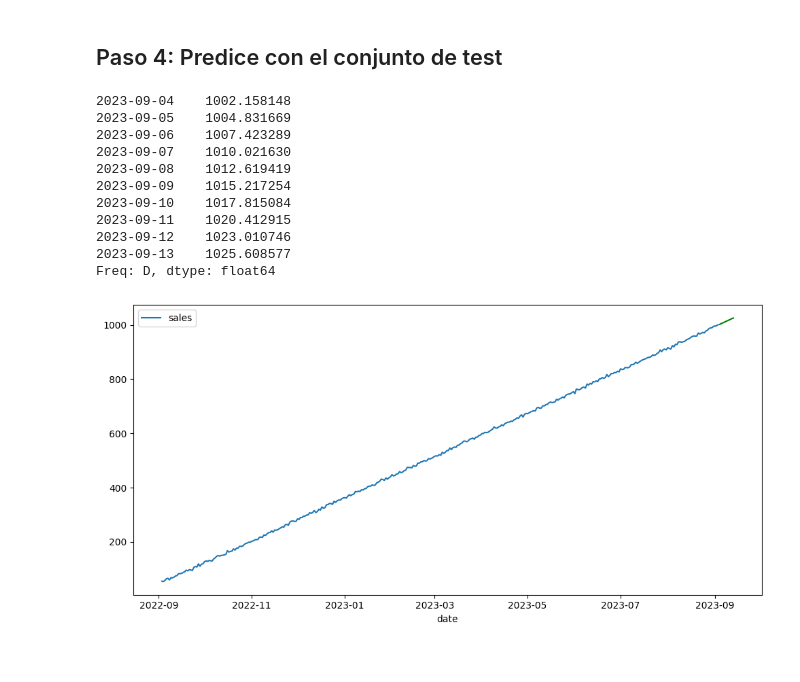
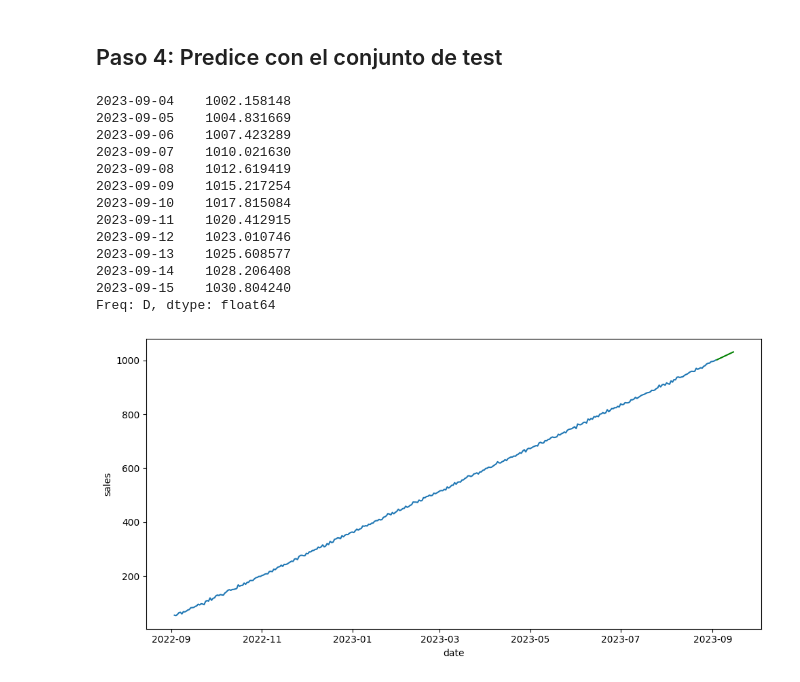
Before and after one commit to 4GeeksAcademy/Alternative-Time-Series-Forecasting-BBRH, a Jupyter notebook: src/alternative_time_series_forecasting_explore.ipynb, the cells around one changed output. Cells and saved outputs as stored; diff of their text form; code cells hidden in the pictures.

```diff
--- a/src/alternative_time_series_forecasting_explore.ipynb
+++ b/src/alternative_time_series_forecasting_explore.ipynb
@@ -58 +56,5 @@ df.set_index('date', inplace=True)
+# %%
+all_data = df.set_index('date')
+# %%
+ts = all_data["sales"]
 # %%
@@ -253,6 +231,6 @@ Con el test Dickey-Fuller se puede comprobar p-value es mucho menor de 0.05, por
 # %%
 from pmdarima import auto_arima
 
-model = auto_arima(df, seasonal=True, m=12, trace=True)
+model = auto_arima(ts, seasonal=True, m=12, trace=True)
 # %% [output]
 Performing stepwise search to minimize aic
@@ -296,7 +275,7 @@ Warnings:
 # %% [markdown]
 ## Paso 4: Predice con el conjunto de test
 # %%
-forecast = model.predict(n_periods=10)
+forecast = model.predict(n_periods=12)
 forecast
 # %% [output]
 2023-09-04    1002.158148
@@ -309,17 +288,19 @@ forecast
 2023-09-11    1020.412915
 2023-09-12    1023.010746
 2023-09-13    1025.608577
+2023-09-14    1028.206408
+2023-09-15    1030.804240
 Freq: D, dtype: float64
 # %%
 import matplotlib.pyplot as plt
 
 fig, axis = plt.subplots(figsize = (10, 5))
 
-sns.lineplot(data = df)
+sns.lineplot(data = ts)
 sns.lineplot(data = forecast, c = "green")
 
 plt.tight_layout()
 
 plt.show()
 # %% [output]
-[figure, old version]
+[figure, new version]
```
Also changed, not shown: parts of 24 cells of this notebook.
